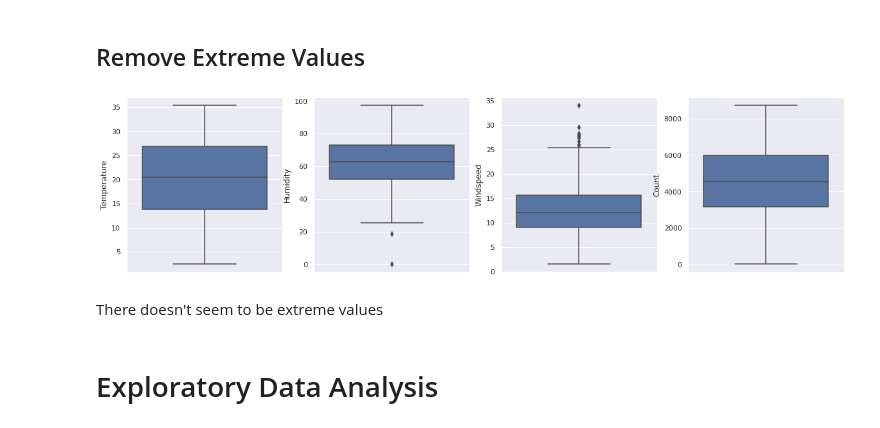
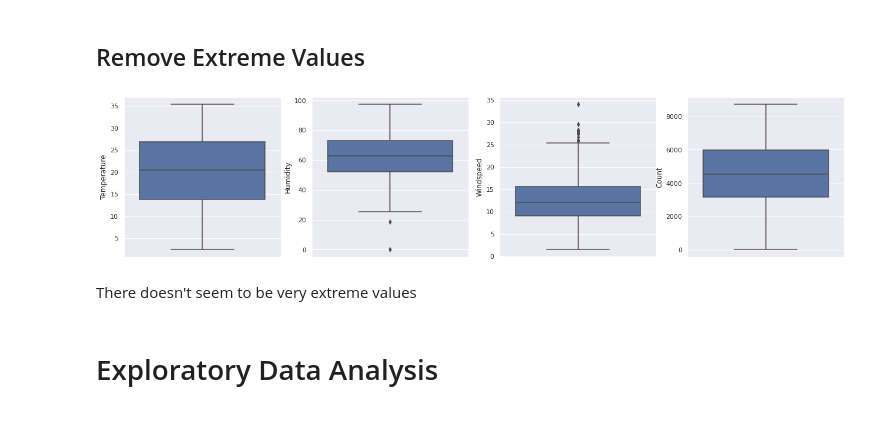
Before and after one commit to akshaysmin/Bike-Sharing-Demand-Prediction, a Jupyter notebook: Bike_Sharing_Demand.ipynb, the cells around one changed output. Cells and saved outputs as stored; diff of their text form; code cells hidden in the pictures.

```diff
--- a/Bike_Sharing_Demand.ipynb
+++ b/Bike_Sharing_Demand.ipynb
@@ -279,14 +289,16 @@ num_cols = ['Temperature', 'Humidity', 'Windspeed', 'Count']
 # %%
-fig, axis = plt.subplots(1,4, figsize=(20,5))
+num_cols = ['Temperature', 'Humidity', 'Windspeed', 'Count']
+
+fig, axis = plt.subplots(1,4, figsize=(22,5))
 for i,col in enumerate(num_cols):
   sns.boxplot(data=df_bikes,
               y=col,
               ax=axis[i])
 plt.show()
 # %% [output]
-[figure, old version]
+[figure, new version]
 # %% [markdown]
-There doesn't seem to be extreme values
+There doesn't seem to be very extreme values
 # %% [markdown]
 # Exploratory Data Analysis
 # %%
```
Also changed, not shown: parts of 12 cells of this notebook.
